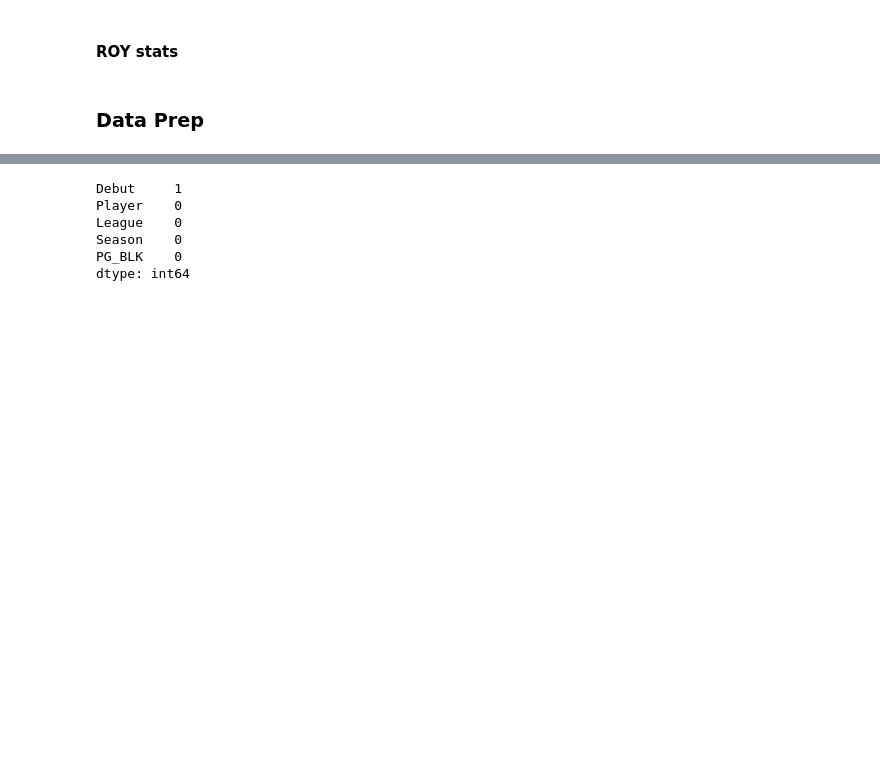
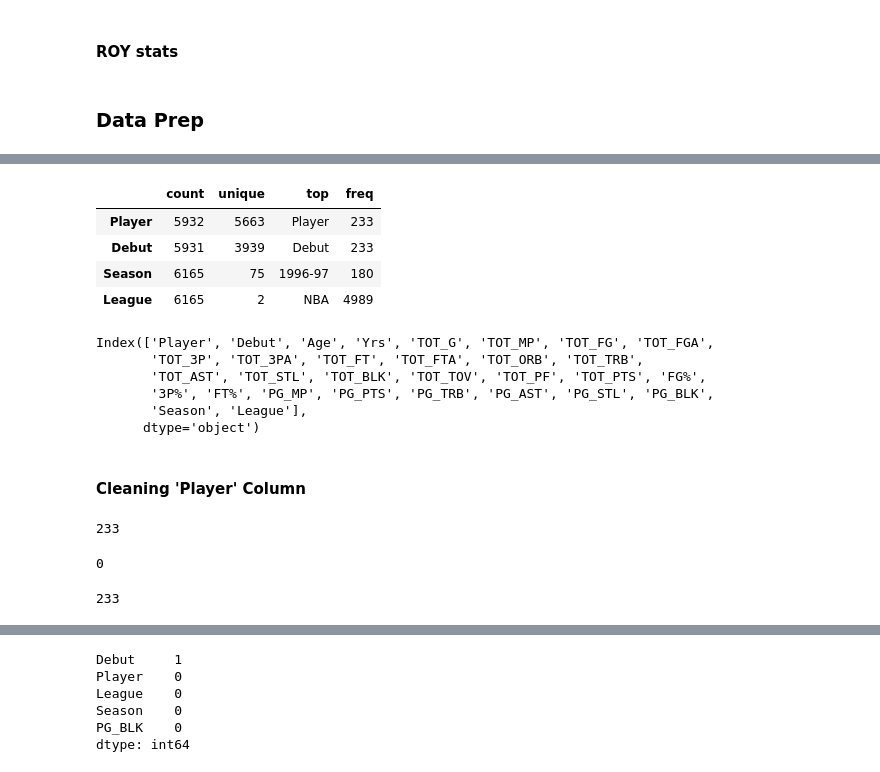
Before and after one commit to ThiagoMonica/nba-roy-prediction, a Jupyter notebook: notebooks/NBA_Rookie_of_Year_Prediction.ipynb, the cells around one changed output, grey strips where cells are left out. Cells and saved outputs as stored; diff of their text form; code cells hidden in the pictures; blank space fills up the shorter version.

```diff
--- a/notebooks/NBA_Rookie_of_Year_Prediction.ipynb
+++ b/notebooks/NBA_Rookie_of_Year_Prediction.ipynb
@@ -543,0 +435,37 @@ df_rookie_stats.loc[df_rookie_stats['Age'].isnull(), 'Age'] = 32
+# %%
+# Describe the non-numeric columns
+df_rookie_stats[['Player', 'Debut', 'Season', 'League']].describe().T
+# %% [output]
+|  | count | unique | top | freq |
+| Player | 5932 | 5663 | Player | 233 |
+| Debut | 5931 | 3939 | Debut | 233 |
+| Season | 6165 | 75 | 1996-97 | 180 |
+| League | 6165 | 2 | NBA | 4989 |
+# %%
+# Get columns names
+df_rookie_stats.columns
+# %% [output]
+Index(['Player', 'Debut', 'Age', 'Yrs', 'TOT_G', 'TOT_MP', 'TOT_FG', 'TOT_FGA',
+       'TOT_3P', 'TOT_3PA', 'TOT_FT', 'TOT_FTA', 'TOT_ORB', 'TOT_TRB',
+       'TOT_AST', 'TOT_STL', 'TOT_BLK', 'TOT_TOV', 'TOT_PF', 'TOT_PTS', 'FG%',
+       '3P%', 'FT%', 'PG_MP', 'PG_PTS', 'PG_TRB', 'PG_AST', 'PG_STL', 'PG_BLK',
+       'Season', 'League'],
+      dtype='object')
+# %% [markdown]
+#### Cleaning 'Player' Column
+# %%
+# Get the number of missing values for player names
+df_rookie_stats['Player'].isna().sum()
+# %% [output]
+233
+# %%
+# Drop rows with missing player names
+df_rookie_stats.dropna(subset=['Player'], inplace=True)
+df_rookie_stats['Player'].isna().sum()
+# %% [output]
+0
+# %%
+# Show the number of rows with name 'Player'
+df_rookie_stats[(df_rookie_stats['Player'] == 'Player')].shape[0]
+# %% [output]
+233
```
Also changed, not shown: parts of 74 cells of this notebook, 2 other files.
